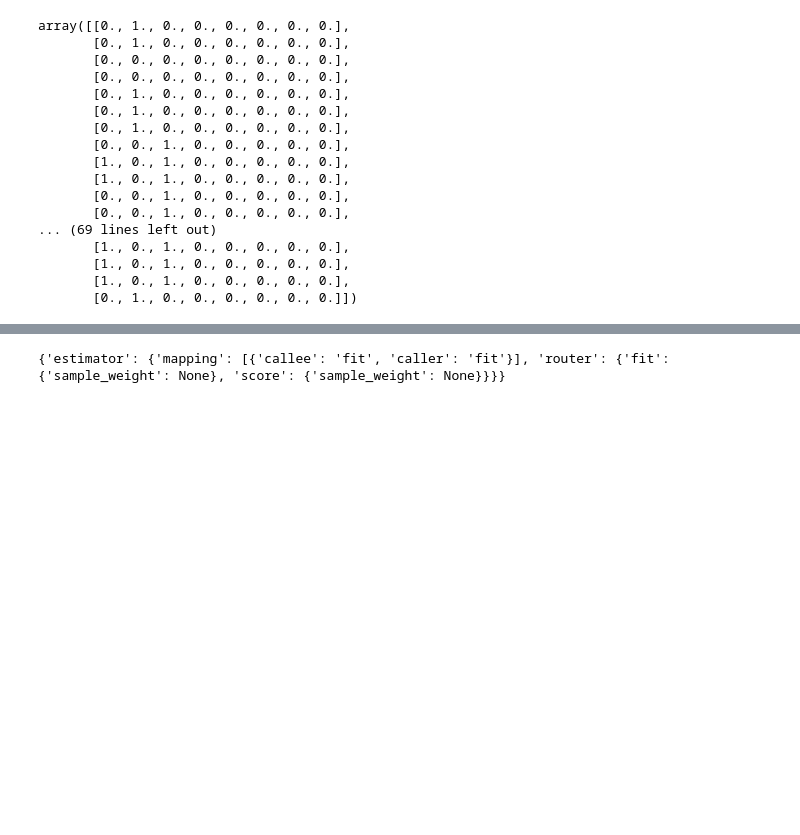
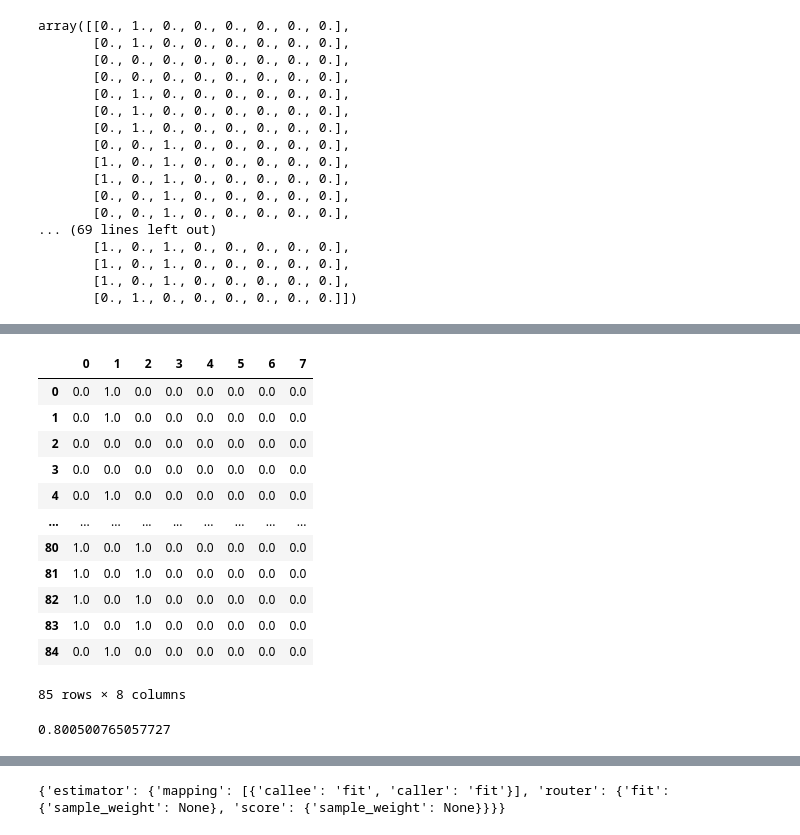
Before and after one commit to Eezzeldin/candy, a Jupyter notebook: candy_EDA_4_multioutput.ipynb, the cells around one changed output, grey strips where cells are left out. Saved outputs shown, nothing was run; the diff lists cells and outputs as text; code cells hidden in the pictures; blank space fills up the shorter version.

```diff
--- a/candy_EDA_4_multioutput.ipynb
+++ b/candy_EDA_4_multioutput.ipynb
@@ -232,0 +250,20 @@ array([[0., 1., 0., 0., 0., 0., 0., 0.],
+# %%
+pd.DataFrame ( chain.predict (X) )
+# %% [output]
+|  | 0 | 1 | 2 | 3 | 4 | 5 | 6 | 7 |
+| 0 | 0.0 | 1.0 | 0.0 | 0.0 | 0.0 | 0.0 | 0.0 | 0.0 |
+| 1 | 0.0 | 1.0 | 0.0 | 0.0 | 0.0 | 0.0 | 0.0 | 0.0 |
+| 2 | 0.0 | 0.0 | 0.0 | 0.0 | 0.0 | 0.0 | 0.0 | 0.0 |
+| 3 | 0.0 | 0.0 | 0.0 | 0.0 | 0.0 | 0.0 | 0.0 | 0.0 |
+| 4 | 0.0 | 1.0 | 0.0 | 0.0 | 0.0 | 0.0 | 0.0 | 0.0 |
+| ... | ... | ... | ... | ... | ... | ... | ... | ... |
+| 80 | 1.0 | 0.0 | 1.0 | 0.0 | 0.0 | 0.0 | 0.0 | 0.0 |
+| 81 | 1.0 | 0.0 | 1.0 | 0.0 | 0.0 | 0.0 | 0.0 | 0.0 |
+| 82 | 1.0 | 0.0 | 1.0 | 0.0 | 0.0 | 0.0 | 0.0 | 0.0 |
+| 83 | 1.0 | 0.0 | 1.0 | 0.0 | 0.0 | 0.0 | 0.0 | 0.0 |
+| 84 | 0.0 | 1.0 | 0.0 | 0.0 | 0.0 | 0.0 | 0.0 | 0.0 |
+85 rows × 8 columns
+# %%
+f1_score(y.iloc [:,0], pd.DataFrame ( chain.predict (X) ) [0], average='weighted')
+# %% [output]
+0.800500765057727
```
Also changed, not shown: parts of 5 cells of this notebook.
